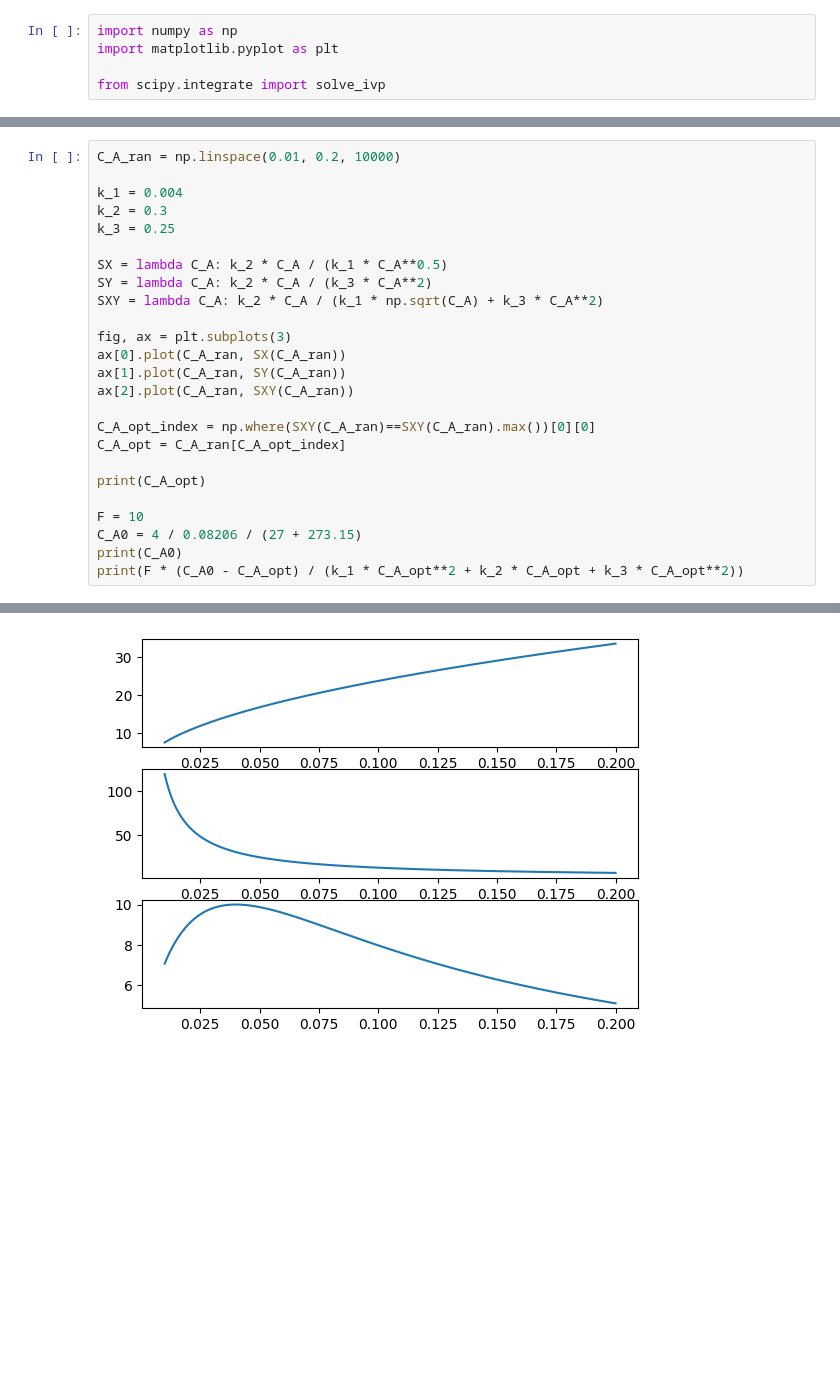
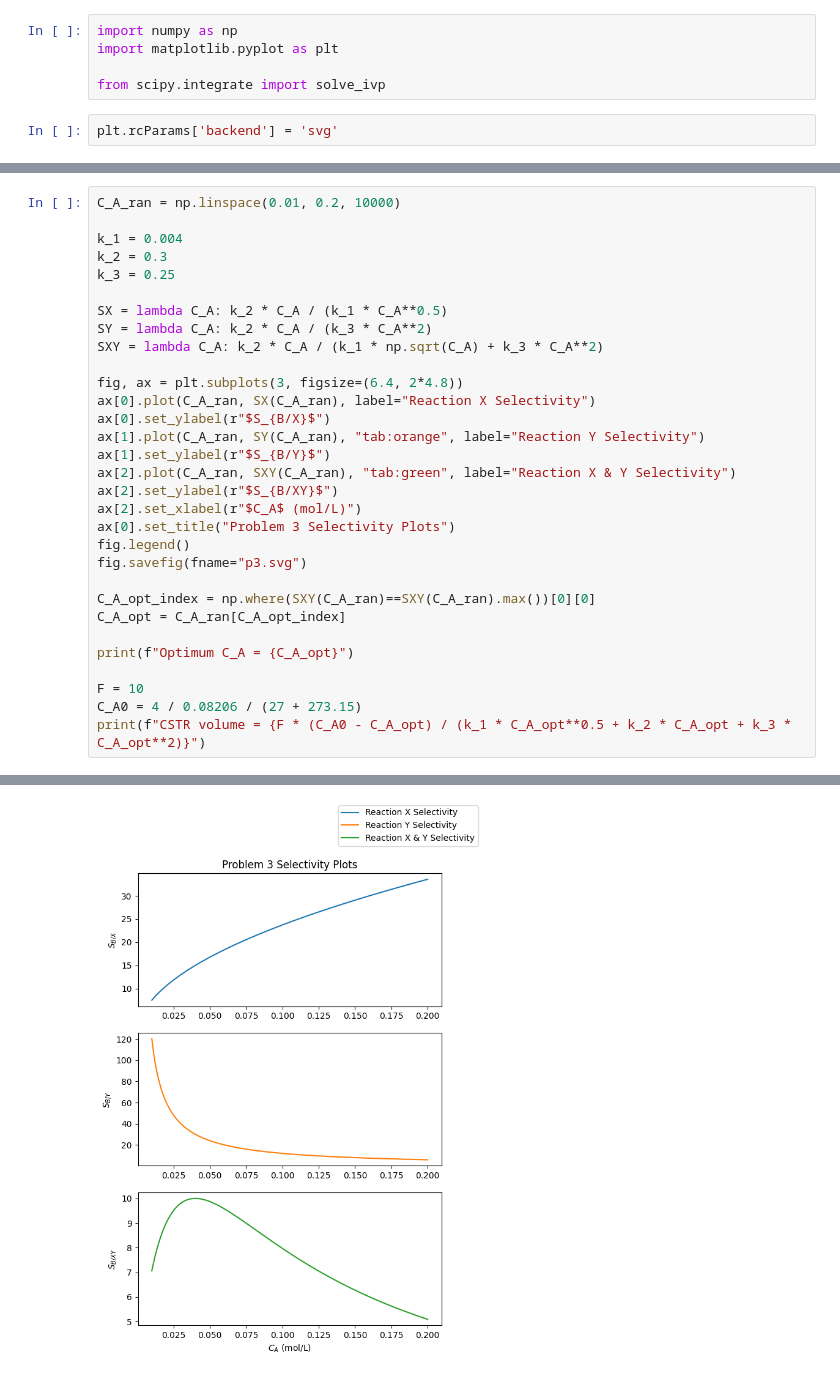
Before and after one commit to nibhscripta/Spring-2023, a Jupyter notebook: CHEN 364/CHEN 364 HW5/CHEN364_HW5.ipynb, the cells around one changed output, grey strips where cells are left out. Drawn from its saved outputs; the diff is of its cells as text; blank space fills up the shorter version.

```diff
--- a/CHEN 364/CHEN 364 HW5/CHEN364_HW5.ipynb
+++ b/CHEN 364/CHEN 364 HW5/CHEN364_HW5.ipynb
@@ -3,6 +3,8 @@ import numpy as np
 import matplotlib.pyplot as plt
 
 from scipy.integrate import solve_ivp
+# %%
+plt.rcParams['backend'] = 'svg'
 # %%
 def ode(t, y):
     f = y*0
@@ -207,18 +218,24 @@ SX = lambda C_A: k_2 * C_A / (k_1 * C_A**0.5)
 SY = lambda C_A: k_2 * C_A / (k_3 * C_A**2)
 SXY = lambda C_A: k_2 * C_A / (k_1 * np.sqrt(C_A) + k_3 * C_A**2)
 
-fig, ax = plt.subplots(3)
-ax[0].plot(C_A_ran, SX(C_A_ran))
-ax[1].plot(C_A_ran, SY(C_A_ran))
-ax[2].plot(C_A_ran, SXY(C_A_ran))
+fig, ax = plt.subplots(3, figsize=(6.4, 2*4.8))
+ax[0].plot(C_A_ran, SX(C_A_ran), label="Reaction X Selectivity")
+ax[0].set_ylabel(r"$S_{B/X}$")
+ax[1].plot(C_A_ran, SY(C_A_ran), "tab:orange", label="Reaction Y Selectivity")
+ax[1].set_ylabel(r"$S_{B/Y}$")
+ax[2].plot(C_A_ran, SXY(C_A_ran), "tab:green", label="Reaction X & Y Selectivity")
+ax[2].set_ylabel(r"$S_{B/XY}$")
+ax[2].set_xlabel(r"$C_A$ (mol/L)")
+ax[0].set_title("Problem 3 Selectivity Plots")
+fig.legend()
+fig.savefig(fname="p3.svg")
 
 C_A_opt_index = np.where(SXY(C_A_ran)==SXY(C_A_ran).max())[0][0]
 C_A_opt = C_A_ran[C_A_opt_index]
 
-print(C_A_opt)
+print(f"Optimum C_A = {C_A_opt}")
 
 F = 10
 C_A0 = 4 / 0.08206 / (27 + 273.15)
-print(C_A0)
-print(F * (C_A0 - C_A_opt) / (k_1 * C_A_opt**2 + k_2 * C_A_opt + k_3 * C_A_opt**2))
+print(f"CSTR volume = {F * (C_A0 - C_A_opt) / (k_1 * C_A_opt**0.5 + k_2 * C_A_opt + k_3 * C_A_opt**2)}")
 # %% [output]
@@ -228 +244 @@ print(F * (C_A0 - C_A_opt) / (k_1 * C_A_opt**2 + k_2 * C_A_opt + k_3 * C_A_opt**
-[figure, old version]
+[figure, new version]
```
Also changed, not shown: parts of 6 cells of this notebook, 11 other files.
